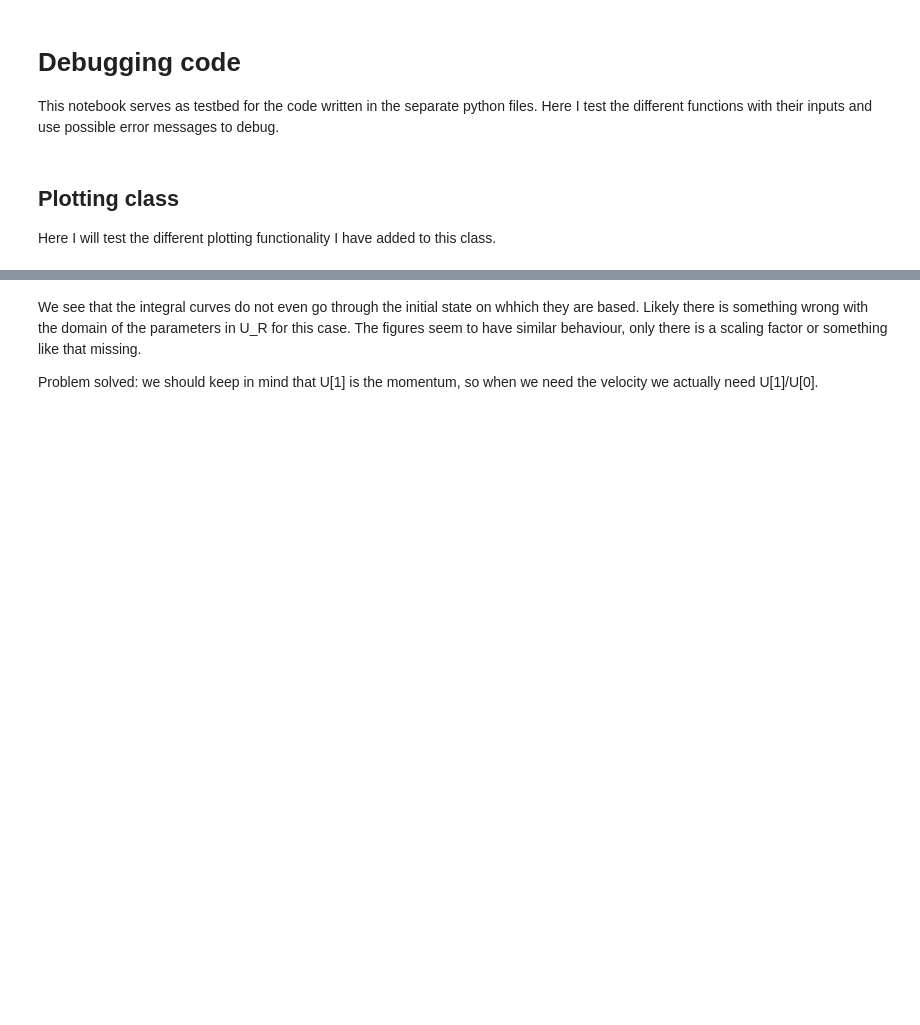
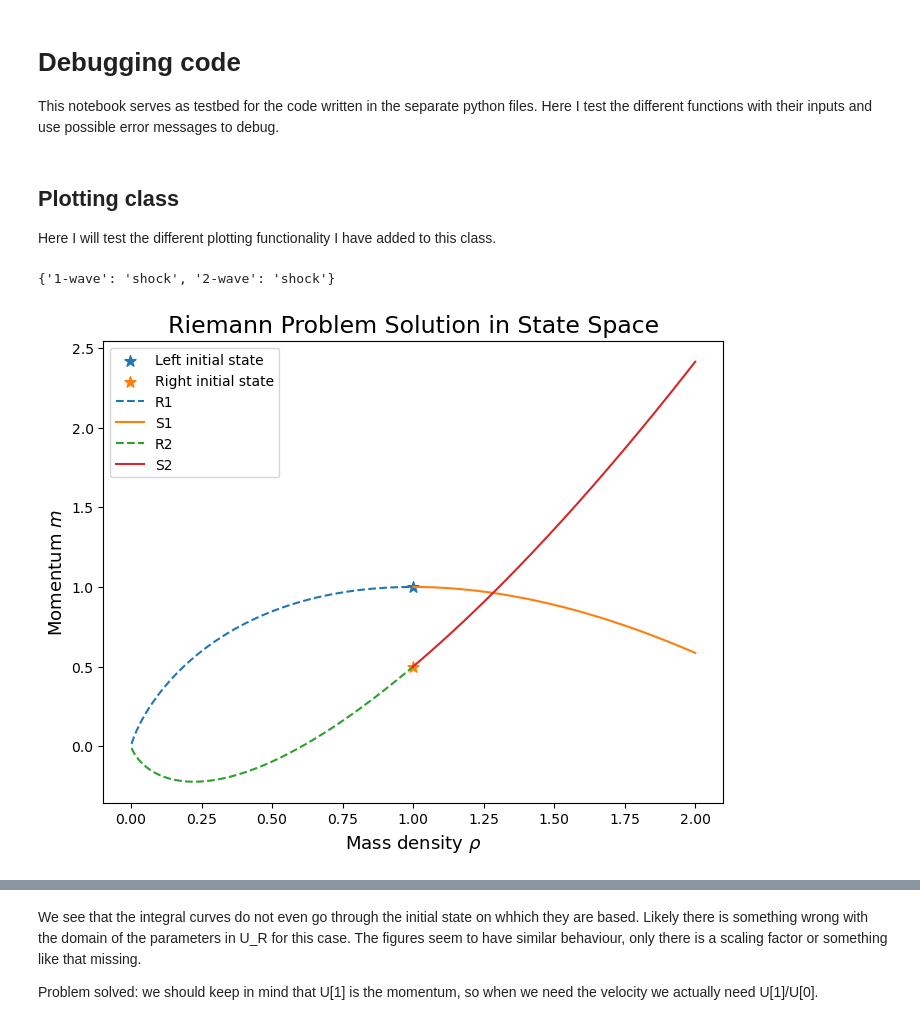
Before and after one commit to BertDepoorter/Individual_CMfAA, a Jupyter notebook: debugging.ipynb, the cells around one changed output, grey strips where cells are left out. Drawn from its saved outputs; the diff is of its cells as text; code cells hidden in the pictures; blank space fills up the shorter version.

Commit message:
test full solution plot

```diff
--- a/debugging.ipynb
+++ b/debugging.ipynb
@@ -32,6 +32,15 @@ plots = plotting(rho_L, rho_R, v_L, v_R)
 # %% [markdown]
 ## Plotting class
 Here I will test the different plotting functionality I have added to this class.
+# %%
+def solve(rho_L, rho_R, v_L, v_R):
+    plots = plotting(rho_L, rho_R, v_L, v_R)
+    plots.full_solution()
+# %%
+solve(1,1,1, 0.5)
+# %% [output]
+{'1-wave': 'shock', '2-wave': 'shock'}
+[figure, added]
 # %%
 # plot hugoniot locus for left and right states
 plots.plot_2_hugoniot_loci(U_L, U_R, intermediate=True)
```
Also changed, not shown: parts of 2 cells of this notebook, 13 other files.
